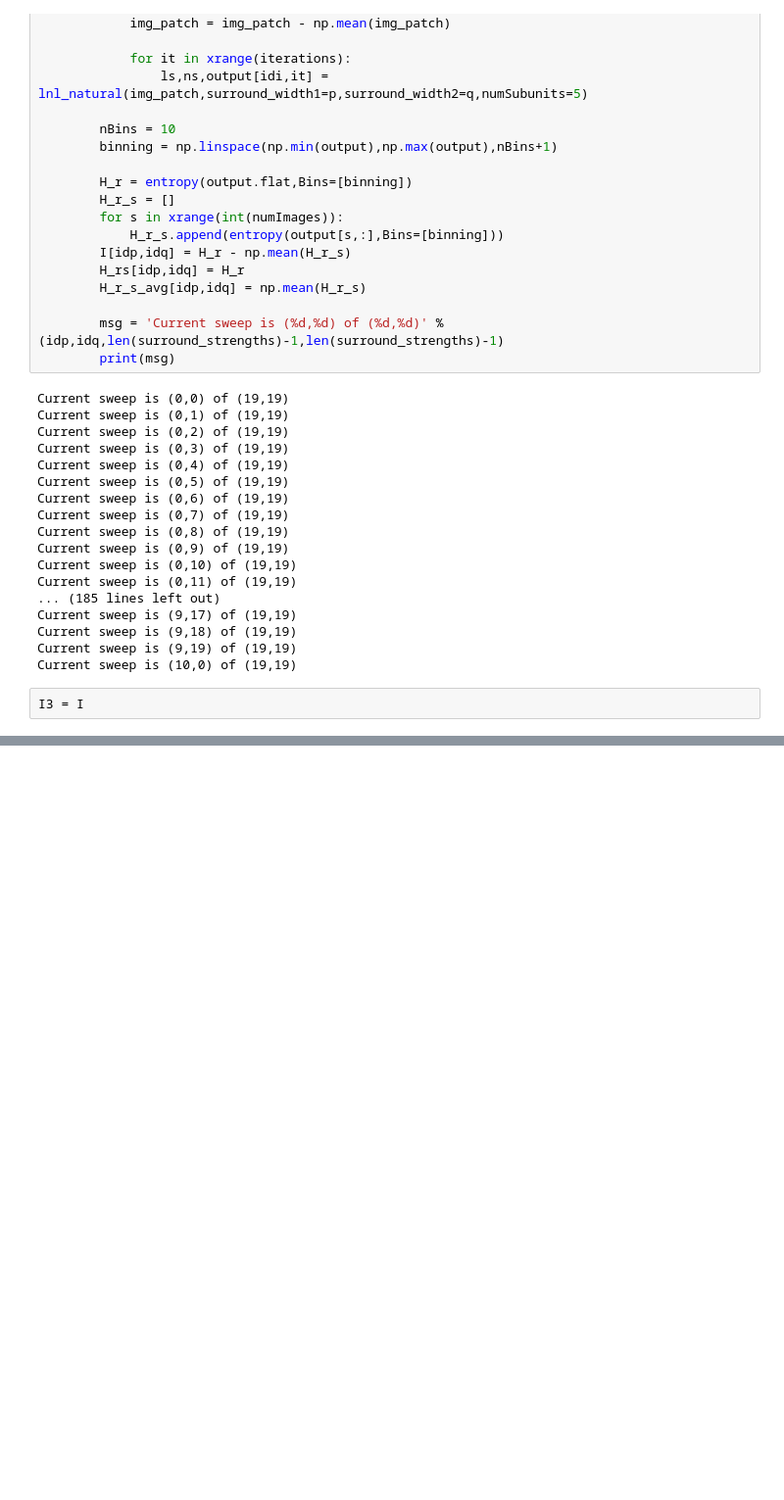
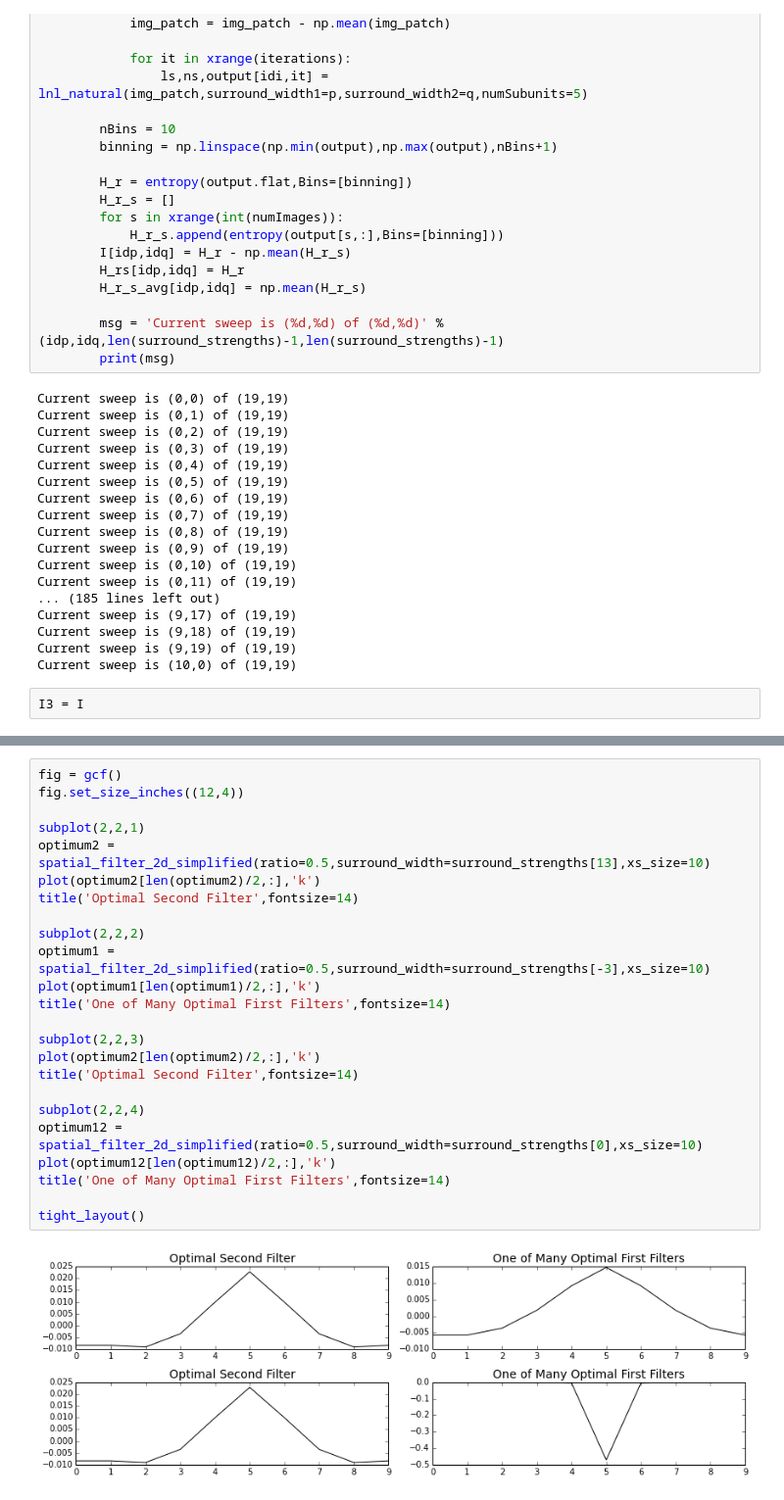
Before and after one commit to lmcintosh/ipython-notebooks, a Jupyter notebook: 00 Baccus Lab - Surround size in Horizontal and Amacrine cells - Take 4.ipynb, the cells around one changed output, grey strips where cells are left out. Shown at 98% size. Cells and saved outputs as stored; diff of their text form; blank space fills up the shorter version.

```diff
--- a/00 Baccus Lab - Surround size in Horizontal and Amacrine cells - Take 4.ipynb
+++ b/00 Baccus Lab - Surround size in Horizontal and Amacrine cells - Take 4.ipynb
@@ -338,0 +359,26 @@ ylabel('Filter 2 size (small to large)',fontsize=14)
+# %%
+fig = gcf()
+fig.set_size_inches((12,4))
+
+subplot(2,2,1)
+optimum2 = spatial_filter_2d_simplified(ratio=0.5,surround_width=surround_strengths[13],xs_size=10)
+plot(optimum2[len(optimum2)/2,:],'k')
+title('Optimal Second Filter',fontsize=14)
+
+subplot(2,2,2)
+optimum1 = spatial_filter_2d_simplified(ratio=0.5,surround_width=surround_strengths[-3],xs_size=10)
+plot(optimum1[len(optimum1)/2,:],'k')
+title('One of Many Optimal First Filters',fontsize=14)
+
+subplot(2,2,3)
+plot(optimum2[len(optimum2)/2,:],'k')
+title('Optimal Second Filter',fontsize=14)
+
+subplot(2,2,4)
+optimum12 = spatial_filter_2d_simplified(ratio=0.5,surround_width=surround_strengths[0],xs_size=10)
+plot(optimum12[len(optimum12)/2,:],'k')
+title('One of Many Optimal First Filters',fontsize=14)
+
+tight_layout()
+# %% [output]
+[figure, added]
```
Also changed, not shown: parts of 2 cells of this notebook.
